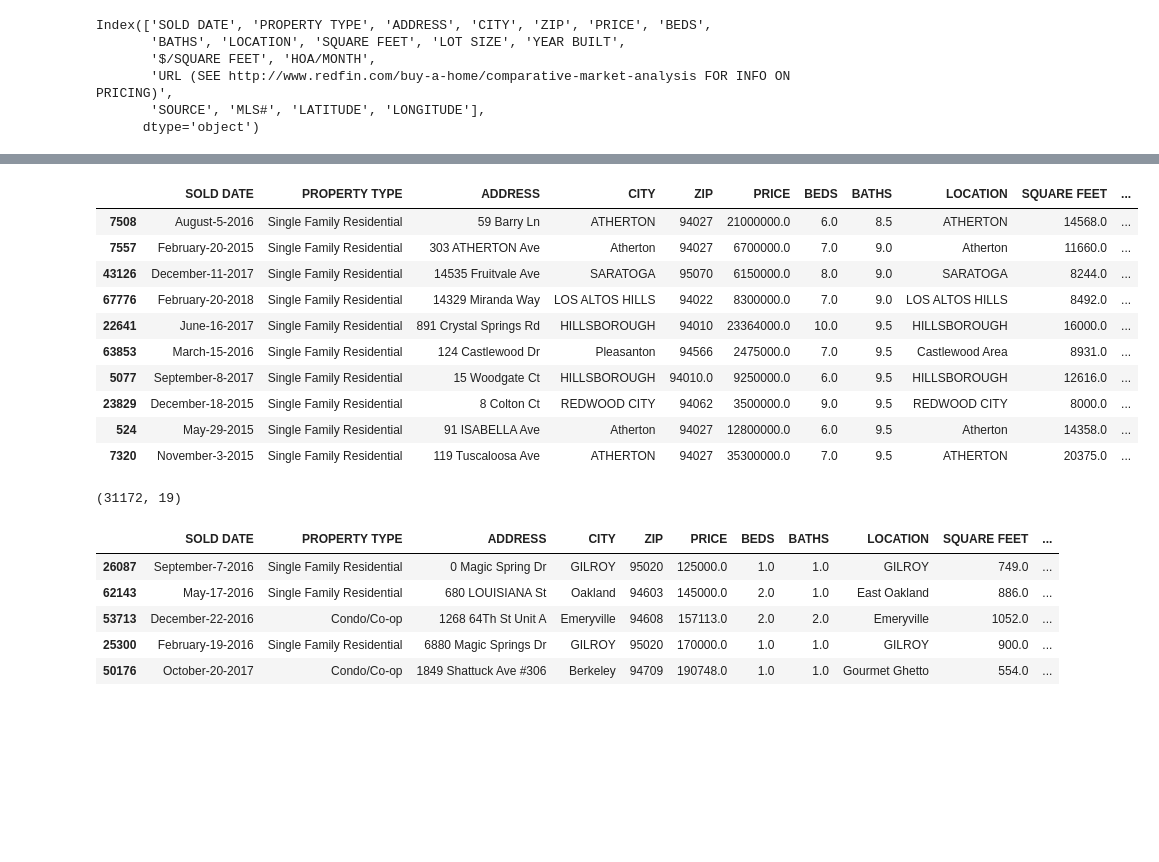
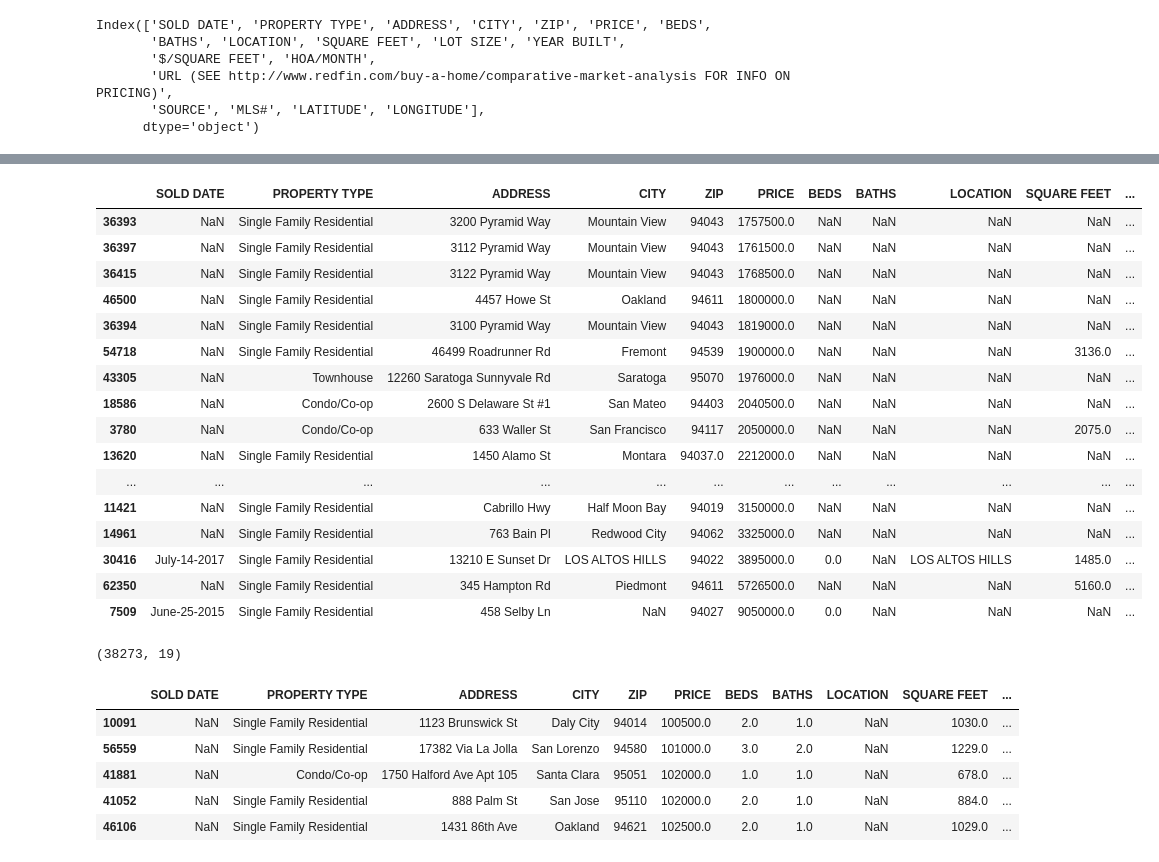
Before and after one commit to Yishi1215/House-Price-In-San-Francisco-Bay-Area, a Jupyter notebook: data_cleaning.ipynb, the cells around one changed output, grey strips where cells are left out. Saved outputs shown, nothing was run; the diff lists cells and outputs as text; code cells hidden in the pictures; blank space fills up the shorter version.

```diff
--- a/data_cleaning.ipynb
+++ b/data_cleaning.ipynb
@@ -2,6 +2,7 @@
 import pandas as pd
 import numpy as np
 from matplotlib import pyplot as plt
+from decimal import *
 
 filename = 'merged_data.csv'
 df = pd.read_csv(filename, dtype={'NEXT OPEN HOUSE START TIME': 'str', 'NEXT OPEN HOUSE END TIME': 'str'})
@@ -18,7 +19,8 @@ print(df_dropcol.shape)
 
 #delete rows with missing values in important columns
 df_na = df_dropcol.replace('', np.nan)
-df_nomissing = df_na.dropna(subset = ['SOLD DATE', 'PROPERTY TYPE', 'ADDRESS', 'CITY', 'ZIP', 'PRICE', 'BEDS', 'BATHS', 'SQUARE FEET', 'YEAR BUILT'])
+#df_nomissing = df_na.dropna(subset = ['SOLD DATE', 'PROPERTY TYPE', 'ADDRESS', 'CITY', 'ZIP', 'PRICE', 'BEDS', 'BATHS', 'SQUARE FEET', 'YEAR BUILT'])
+df_nomissing = df_na.dropna(subset = ['PROPERTY TYPE', 'PRICE'])
 print(df_nomissing.shape)
 # %% [output]
 (69468, 28)
@@ -52,10 +54,12 @@ Index(['SOLD DATE', 'PROPERTY TYPE', 'ADDRESS', 'CITY', 'ZIP', 'PRICE', 'BEDS',
        'SOURCE', 'MLS#', 'LATITUDE', 'LONGITUDE'],
       dtype='object')
 # %%
-# delete rows which property type is unknown/other/vacant land
-df_protype1 = df_nomissing[df_nomissing['PROPERTY TYPE'] != 'Unknown']
-df_protype2 = df_protype1[df_protype1['PROPERTY TYPE'] != 'Vacant Land']
-df_protype3 = df_protype2[df_protype2['PROPERTY TYPE'] != 'Other']
-df_protype = df_protype3[df_protype3['PROPERTY TYPE'] != 'Mobile/Manufactured Home']
+# delete rows which property type is unknown/other/vacant land/Multi-Family
+df_protype = df_nomissing[df_nomissing['PROPERTY TYPE'] != 'Unknown']
+df_protype = df_protype[df_protype['PROPERTY TYPE'] != 'Vacant Land']
+df_protype = df_protype[df_protype['PROPERTY TYPE'] != 'Other']
+df_protype = df_protype[df_protype['PROPERTY TYPE'] != 'Mobile/Manufactured Home']
+df_protype = df_protype[df_protype['PROPERTY TYPE'] != 'Multi-Family (2-4 Unit)']
+df_protype = df_protype[df_protype['PROPERTY TYPE'] != 'Multi-Family (5+ Unit)']
 df_protype.shape
 # %% [output]
@@ -125,28 +125,34 @@ df_nooutlier.sort_values(by = ['BEDS']).tail(20)
 # %%
-df_nooutlier.sort_values(by = ['BATHS']).tail(10)
+df_nooutlier.sort_values(by = ['BATHS']).tail(20)
 # %% [output]
 |  | SOLD DATE | PROPERTY TYPE | ADDRESS | CITY | ZIP | PRICE | BEDS | BATHS | LOCATION | SQUARE FEET | ... |
-| 7508 | August-5-2016 | Single Family Residential | 59 Barry Ln | ATHERTON | 94027 | 21000000.0 | 6.0 | 8.5 | ATHERTON | 14568.0 | ... |
-| 7557 | February-20-2015 | Single Family Residential | 303 ATHERTON Ave | Atherton | 94027 | 6700000.0 | 7.0 | 9.0 | Atherton | 11660.0 | ... |
-| 43126 | December-11-2017 | Single Family Residential | 14535 Fruitvale Ave | SARATOGA | 95070 | 6150000.0 | 8.0 | 9.0 | SARATOGA | 8244.0 | ... |
-| 67776 | February-20-2018 | Single Family Residential | 14329 Miranda Way | LOS ALTOS HILLS | 94022 | 8300000.0 | 7.0 | 9.0 | LOS ALTOS HILLS | 8492.0 | ... |
-| 22641 | June-16-2017 | Single Family Residential | 891 Crystal Springs Rd | HILLSBOROUGH | 94010 | 23364000.0 | 10.0 | 9.5 | HILLSBOROUGH | 16000.0 | ... |
-| 63853 | March-15-2016 | Single Family Residential | 124 Castlewood Dr | Pleasanton | 94566 | 2475000.0 | 7.0 | 9.5 | Castlewood Area | 8931.0 | ... |
-| 5077 | September-8-2017 | Single Family Residential | 15 Woodgate Ct | HILLSBOROUGH | 94010.0 | 9250000.0 | 6.0 | 9.5 | HILLSBOROUGH | 12616.0 | ... |
-| 23829 | December-18-2015 | Single Family Residential | 8 Colton Ct | REDWOOD CITY | 94062 | 3500000.0 | 9.0 | 9.5 | REDWOOD CITY | 8000.0 | ... |
-| 524 | May-29-2015 | Single Family Residential | 91 ISABELLA Ave | Atherton | 94027 | 12800000.0 | 6.0 | 9.5 | Atherton | 14358.0 | ... |
-| 7320 | November-3-2015 | Single Family Residential | 119 Tuscaloosa Ave | ATHERTON | 94027 | 35300000.0 | 7.0 | 9.5 | ATHERTON | 20375.0 | ... |
+| 36393 | NaN | Single Family Residential | 3200 Pyramid Way | Mountain View | 94043 | 1757500.0 | NaN | NaN | NaN | NaN | ... |
+| 36397 | NaN | Single Family Residential | 3112 Pyramid Way | Mountain View | 94043 | 1761500.0 | NaN | NaN | NaN | NaN | ... |
+| 36415 | NaN | Single Family Residential | 3122 Pyramid Way | Mountain View | 94043 | 1768500.0 | NaN | NaN | NaN | NaN | ... |
+| 46500 | NaN | Single Family Residential | 4457 Howe St | Oakland | 94611 | 1800000.0 | NaN | NaN | NaN | NaN | ... |
+| 36394 | NaN | Single Family Residential | 3100 Pyramid Way | Mountain View | 94043 | 1819000.0 | NaN | NaN | NaN | NaN | ... |
+| 54718 | NaN | Single Family Residential | 46499 Roadrunner Rd | Fremont | 94539 | 1900000.0 | NaN | NaN | NaN | 3136.0 | ... |
+| 43305 | NaN | Townhouse | 12260 Saratoga Sunnyvale Rd | Saratoga | 95070 | 1976000.0 | NaN | NaN | NaN | NaN | ... |
+| 18586 | NaN | Condo/Co-op | 2600 S Delaware St #1 | San Mateo | 94403 | 2040500.0 | NaN | NaN | NaN | NaN | ... |
+| 3780 | NaN | Condo/Co-op | 633 Waller St | San Francisco | 94117 | 2050000.0 | NaN | NaN | NaN | 2075.0 | ... |
+| 13620 | NaN | Single Family Residential | 1450 Alamo St | Montara | 94037.0 | 2212000.0 | NaN | NaN | NaN | NaN | ... |
+| ... | ... | ... | ... | ... | ... | ... | ... | ... | ... | ... | ... |
+| 11421 | NaN | Single Family Residential | Cabrillo Hwy | Half Moon Bay | 94019 | 3150000.0 | NaN | NaN | NaN | NaN | ... |
+| 14961 | NaN | Single Family Residential | 763 Bain Pl | Redwood City | 94062 | 3325000.0 | NaN | NaN | NaN | NaN | ... |
+| 30416 | July-14-2017 | Single Family Residential | 13210 E Sunset Dr | LOS ALTOS HILLS | 94022 | 3895000.0 | 0.0 | NaN | LOS ALTOS HILLS | 1485.0 | ... |
+| 62350 | NaN | Single Family Residential | 345 Hampton Rd | Piedmont | 94611 | 5726500.0 | NaN | NaN | NaN | 5160.0 | ... |
+| 7509 | June-25-2015 | Single Family Residential | 458 Selby Ln | NaN | 94027 | 9050000.0 | 0.0 | NaN | NaN | NaN | ... |
 # %%
 df_nooutlier.shape
 # %% [output]
-(31172, 19)
+(38273, 19)
 # %%
 df_nooutlier.head()
 # %% [output]
 |  | SOLD DATE | PROPERTY TYPE | ADDRESS | CITY | ZIP | PRICE | BEDS | BATHS | LOCATION | SQUARE FEET | ... |
-| 26087 | September-7-2016 | Single Family Residential | 0 Magic Spring Dr | GILROY | 95020 | 125000.0 | 1.0 | 1.0 | GILROY | 749.0 | ... |
-| 62143 | May-17-2016 | Single Family Residential | 680 LOUISIANA St | Oakland | 94603 | 145000.0 | 2.0 | 1.0 | East Oakland | 886.0 | ... |
-| 53713 | December-22-2016 | Condo/Co-op | 1268 64Th St Unit A | Emeryville | 94608 | 157113.0 | 2.0 | 2.0 | Emeryville | 1052.0 | ... |
-| 25300 | February-19-2016 | Single Family Residential | 6880 Magic Springs Dr | GILROY | 95020 | 170000.0 | 1.0 | 1.0 | GILROY | 900.0 | ... |
-| 50176 | October-20-2017 | Condo/Co-op | 1849 Shattuck Ave #306 | Berkeley | 94709 | 190748.0 | 1.0 | 1.0 | Gourmet Ghetto | 554.0 | ... |
+| 10091 | NaN | Single Family Residential | 1123 Brunswick St | Daly City | 94014 | 100500.0 | 2.0 | 1.0 | NaN | 1030.0 | ... |
+| 56559 | NaN | Single Family Residential | 17382 Via La Jolla | San Lorenzo | 94580 | 101000.0 | 3.0 | 2.0 | NaN | 1229.0 | ... |
+| 41881 | NaN | Condo/Co-op | 1750 Halford Ave Apt 105 | Santa Clara | 95051 | 102000.0 | 1.0 | 1.0 | NaN | 678.0 | ... |
+| 41052 | NaN | Single Family Residential | 888 Palm St | San Jose | 95110 | 102000.0 | 2.0 | 1.0 | NaN | 884.0 | ... |
+| 46106 | NaN | Single Family Residential | 1431 86th Ave | Oakland | 94621 | 102500.0 | 2.0 | 1.0 | NaN | 1029.0 | ... |
 # %%
```
Also changed, not shown: parts of 17 cells of this notebook, 3 other files.
